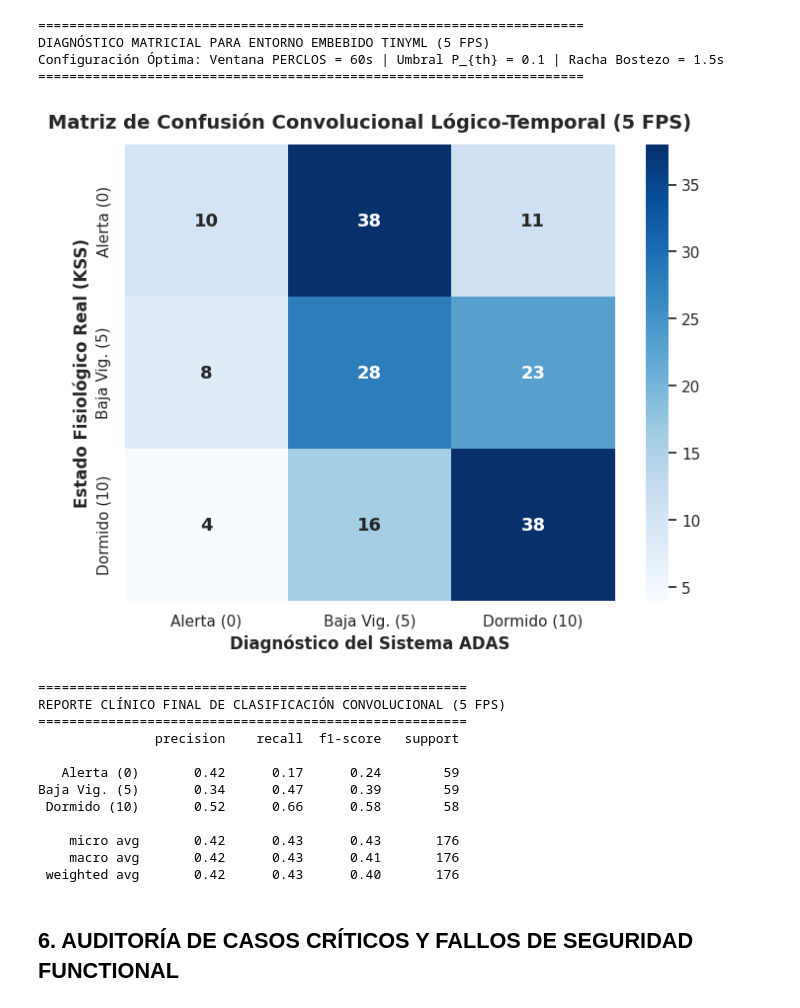
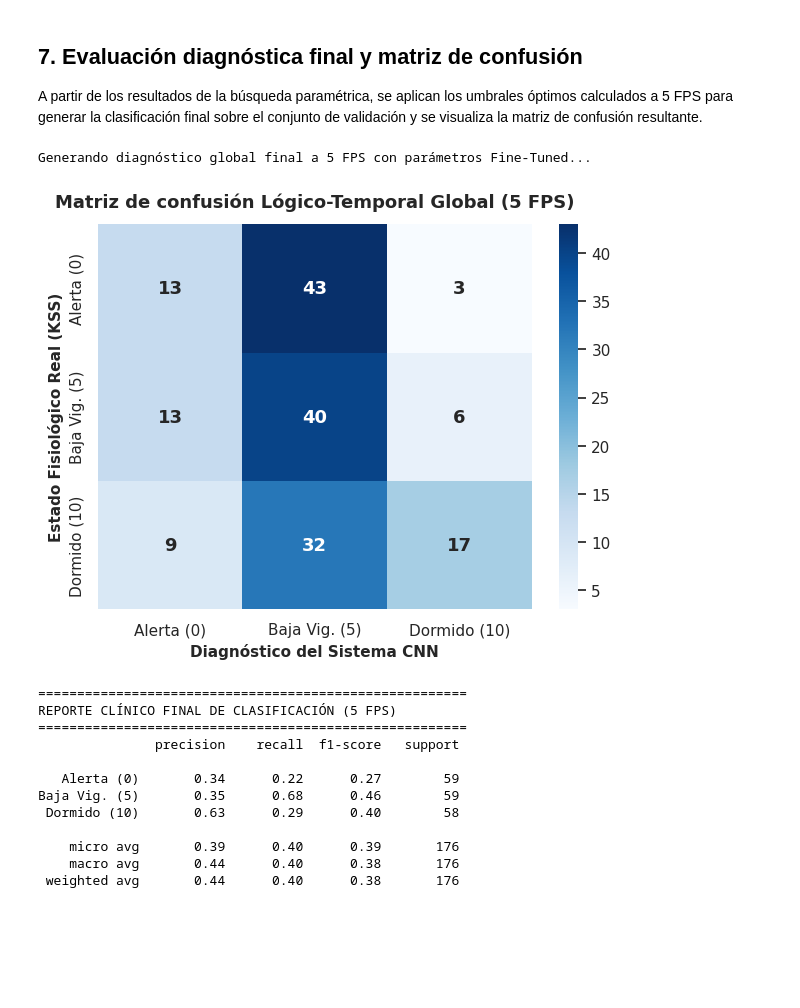
Before and after one commit to andonicabrera03/TFG-Multimodal-Driver-Fatigue-System, a Jupyter notebook: 04c_Fase4_Fusion_Temporal_Multiclase.ipynb, the cells around one changed output. Saved outputs shown, nothing was run; the diff lists cells and outputs as text; code cells hidden in the pictures; blank space fills up the shorter version.

```diff
--- a/04c_Fase4_Fusion_Temporal_Multiclase.ipynb
+++ b/04c_Fase4_Fusion_Temporal_Multiclase.ipynb
@@ -233,59 +320,48 @@ COMPROMISO COMPUTACIONAL EN FUNCIÓN DE LA FRECUENCIA DE MUESTREO
+# %% [markdown]
+## 7. Evaluación diagnóstica final y matriz de confusión
+A partir de los resultados de la búsqueda paramétrica, se aplican los umbrales óptimos calculados a 5 FPS para generar la clasificación final sobre el conjunto de validación y se visualiza la matriz de confusión resultante.
 # %%
-# Extracción automática del rendimiento correspondiente a la cota TinyML (5 FPS)
-try:
-    config_optima_5fps = mejores_por_fps[mejores_por_fps['FPS'] == 5].iloc[0]
-except IndexError:
-    config_optima_5fps = mejores_por_fps.iloc[0]
+opt_fps = 5
+opt_p_mod = config_fina['P_Mod']
+opt_p_sev = config_fina['P_Sev']
+opt_b = config_fina['B_Sec']
 
-opt_fps = int(config_optima_5fps['FPS'])
-opt_w = int(config_optima_5fps['W_Perclos'])
-opt_p = config_optima_5fps['P_th']
-opt_b = config_optima_5fps['B_sec']
+print(f"Generando diagnóstico global final a {opt_fps} FPS con parámetros Fine-Tuned...")
 
-print("="*70)
-print(f"DIAGNÓSTICO MATRICIAL PARA ENTORNO EMBEBIDO TINYML ({opt_fps} FPS)")
-print(f"Configuración Óptima: Ventana PERCLOS = {opt_w}s | Umbral P_{{th}} = {opt_p} | Racha Bostezo = {opt_b}s")
-print("="*70)
+y_true_opt, y_pred_opt = evaluar_dataset_completo(
+    df_5fps, opt_fps, opt_p_mod, opt_p_sev, opt_b
+)
 
-df_opt_fps = datos_dict[opt_fps]
-y_true_opt, y_pred_opt = evaluar_dataset_completo(df_opt_fps, opt_fps, opt_w, opt_p, opt_b)
-
-# Representación de la Matriz de Confusión Empírica
 cm = confusion_matrix(y_true_opt, y_pred_opt, labels=[0, 5, 10])
 etiquetas_clinicas = ['Alerta (0)', 'Baja Vig. (5)', 'Dormido (10)']
 
-plt.figure(figsize=(8, 6))
+plt.figure(figsize=(7, 5))
+sns.set_theme(style="whitegrid")
 sns.heatmap(cm, annot=True, fmt='d', cmap='Blues',
             xticklabels=etiquetas_clinicas,
             yticklabels=etiquetas_clinicas,
             annot_kws={"size": 13, "weight": "bold"})
-plt.title(f'Matriz de Confusión Convolucional Lógico-Temporal ({opt_fps} FPS)', fontsize=14, fontweight='bold', pad=12)
-plt.ylabel('Estado Fisiológico Real (KSS)', fontsize=12, fontweight='bold')
-plt.xlabel('Diagnóstico del Sistema ADAS', fontsize=12, fontweight='bold')
+plt.title(f'Matriz de confusión Lógico-Temporal Global ({opt_fps} FPS)', fontsize=13, fontweight='bold', pad=12)
+plt.ylabel('Estado Fisiológico Real (KSS)', fontsize=11, fontweight='bold')
+plt.xlabel('Diagnóstico del Sistema CNN', fontsize=11, fontweight='bold')
 plt.show()
 
-# Reporte formal de métricas estadísticas de la fase experimental
 print("\n" + "="*55)
-print(f"REPORTE CLÍNICO FINAL DE CLASIFICACIÓN CONVOLUCIONAL ({opt_fps} FPS)")
+print(f"REPORTE CLÍNICO FINAL DE CLASIFICACIÓN ({opt_fps} FPS)")
 print("="*55)
 print(classification_report(y_true_opt, y_pred_opt, labels=[0, 5, 10], target_names=etiquetas_clinicas))
 # %% [output]
-======================================================================
-DIAGNÓSTICO MATRICIAL PARA ENTORNO EMBEBIDO TINYML (5 FPS)
-Configuración Óptima: Ventana PERCLOS = 60s | Umbral P_{th} = 0.1 | Racha Bostezo = 1.5s
-======================================================================
+Generando diagnóstico global final a 5 FPS con parámetros Fine-Tuned...
-[figure, old version]
+[figure, new version]
 =======================================================
-REPORTE CLÍNICO FINAL DE CLASIFICACIÓN CONVOLUCIONAL (5 FPS)
+REPORTE CLÍNICO FINAL DE CLASIFICACIÓN (5 FPS)
 =======================================================
                precision    recall  f1-score   support
 
-   Alerta (0)       0.42      0.17      0.24        59
-Baja Vig. (5)       0.34      0.47      0.39        59
- Dormido (10)       0.52      0.66      0.58        58
+   Alerta (0)       0.34      0.22      0.27        59
+Baja Vig. (5)       0.35      0.68      0.46        59
+ Dormido (10)       0.63      0.29      0.40        58
 
-    micro avg       0.42      0.43      0.43       176
-    macro avg       0.42      0.43      0.41       176
- weighted avg       0.42      0.43      0.40       176
+    micro avg       0.39      0.40      0.39       176
+    macro avg       0.44      0.40      0.38       176
+ weighted avg       0.44      0.40      0.38       176
-# %% [markdown]
-## 6. AUDITORÍA DE CASOS CRÍTICOS Y FALLOS DE SEGURIDAD FUNCTIONAL
```
Also changed, not shown: parts of 27 cells of this notebook, 8 other files.
